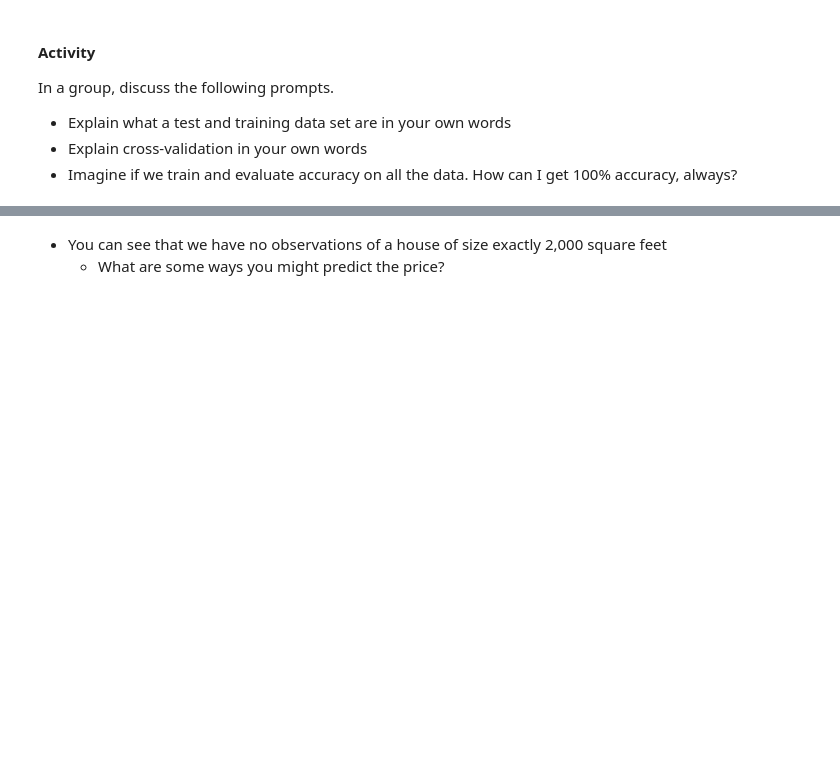
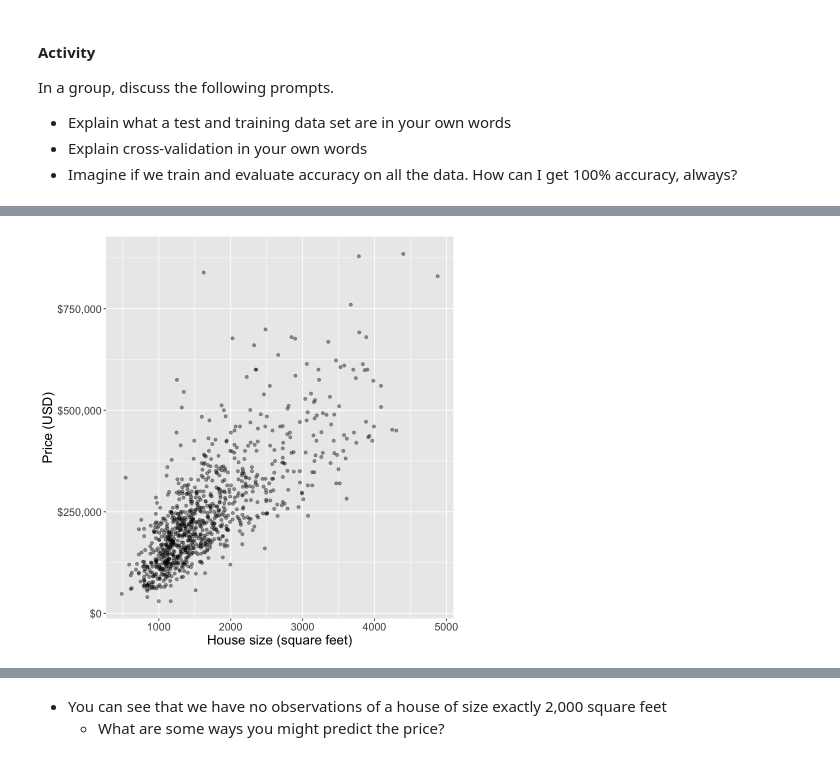
Before and after one commit to katieburak/girls-in-DS, a Jupyter notebook: _build/jupyter_execute/notes/day3.ipynb, the cells around one changed output, grey strips where cells are left out. Cells and saved outputs as stored; diff of their text form; code cells hidden in the pictures; blank space fills up the shorter version.

```diff
--- a/_build/jupyter_execute/notes/day3.ipynb
+++ b/_build/jupyter_execute/notes/day3.ipynb
@@ -495,0 +655,6 @@ What if we want to predict a quantitative value instead of a class label?
+# %%
+# Read in the data
+
+housing <- read_csv("data/housing.csv")
+
+head(housing)
@@ -496,3 +679,12 @@ What if we want to predict a quantitative value instead of a class label?
+# %%
+ggplot(housing, aes(x = sqft, y = price)) +
+  geom_point(alpha = 0.4) +
+  xlab("House size (square feet)") +
+  ylab("Price (USD)") +
+  scale_y_continuous(labels = dollar_format()) +
+  theme(text = element_text(size = 16))
+# %% [output]
+[figure, added]
 # %% [markdown]
 E.g.: predict the price of a 2000 square foot home (from this reduced dataset)
 
```
Also changed, not shown: parts of 49 cells of this notebook, 21 other files.
